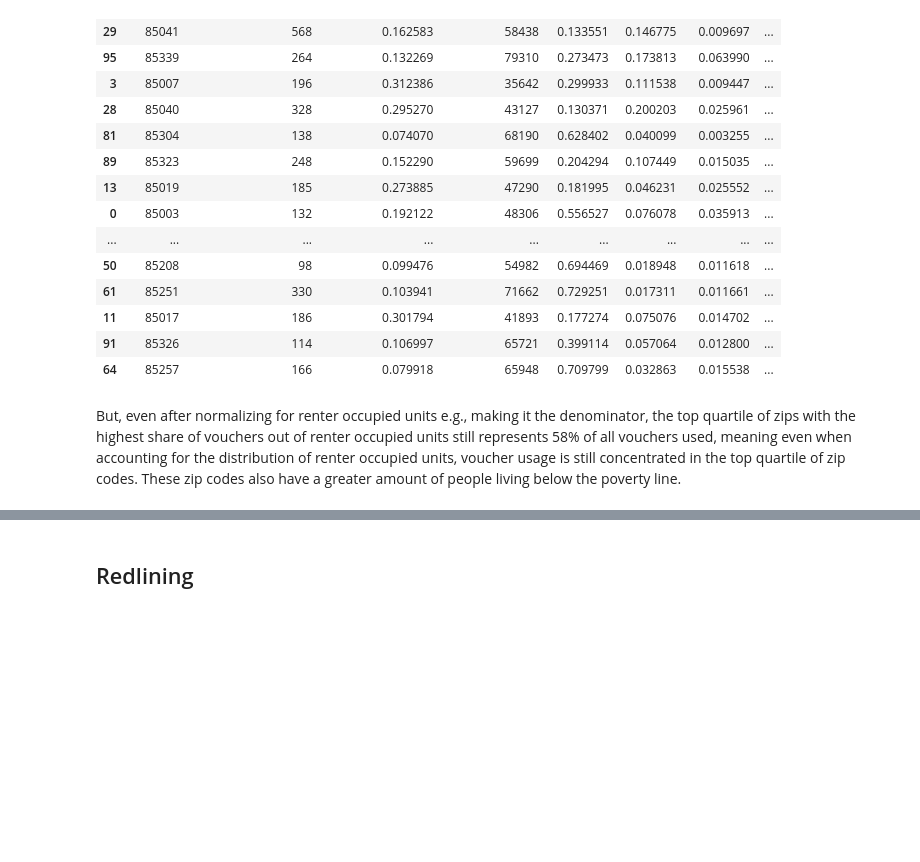
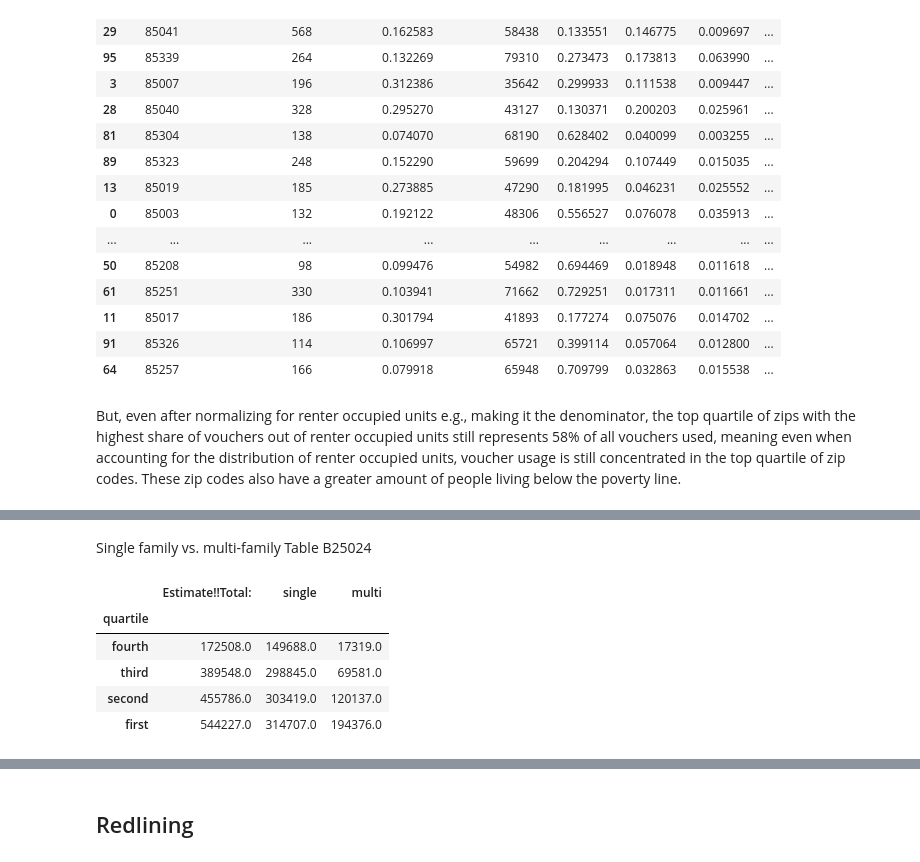
Before and after one commit to amyq96/quick-analyses, a Jupyter notebook: section-8/analyze-voucher-zips.ipynb, the cells around one changed output, grey strips where cells are left out. Saved outputs shown, nothing was run; the diff lists cells and outputs as text; code cells hidden in the pictures; blank space fills up the shorter version.

```diff
--- a/section-8/analyze-voucher-zips.ipynb
+++ b/section-8/analyze-voucher-zips.ipynb
@@ -549,0 +620,6 @@ But, even after normalizing for renter occupied units e.g., making it the denomi
+# %% [markdown]
+Single family vs. multi-family Table B25024
+# %%
+#read in zipcode data for phx msa
+filepath = '/Users/amyqin/Documents/data/processed/structure_type_ZCTA_2020_census/ACSDT5Y2020.B25024_data_with_overlays_2022-07-26T200823.csv'
+structure = pd.read_csv(filepath, skiprows=1)
@@ -549,0 +637,9 @@ But, even after normalizing for renter occupied units e.g., making it the denomi
+# %%
+grouped
+# %% [output]
+|  | Estimate!!Total: | single | multi |
+| quartile |  |  |  |
+| fourth | 172508.0 | 149688.0 | 17319.0 |
+| third | 389548.0 | 298845.0 | 69581.0 |
+| second | 455786.0 | 303419.0 | 120137.0 |
+| first | 544227.0 | 314707.0 | 194376.0 |
```
Also changed, not shown: parts of 20 cells of this notebook.
